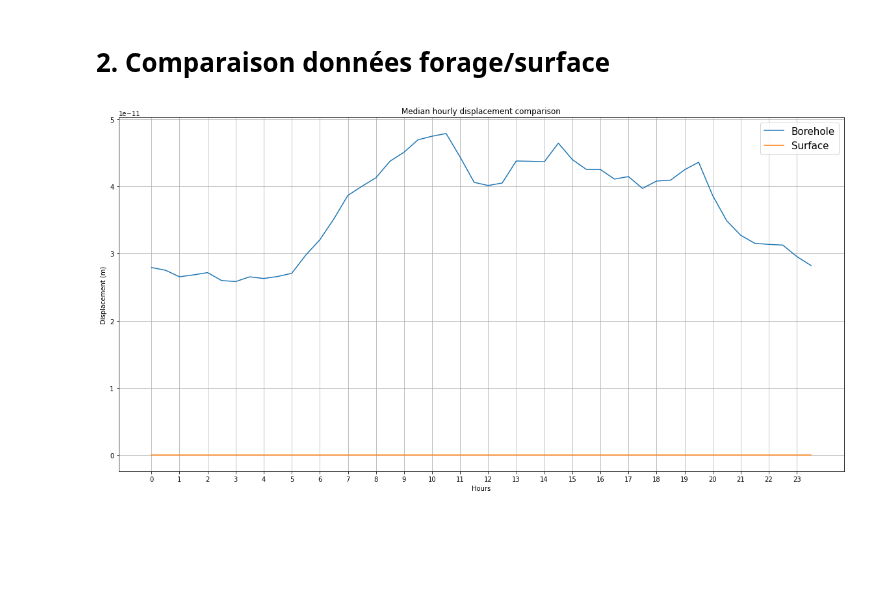
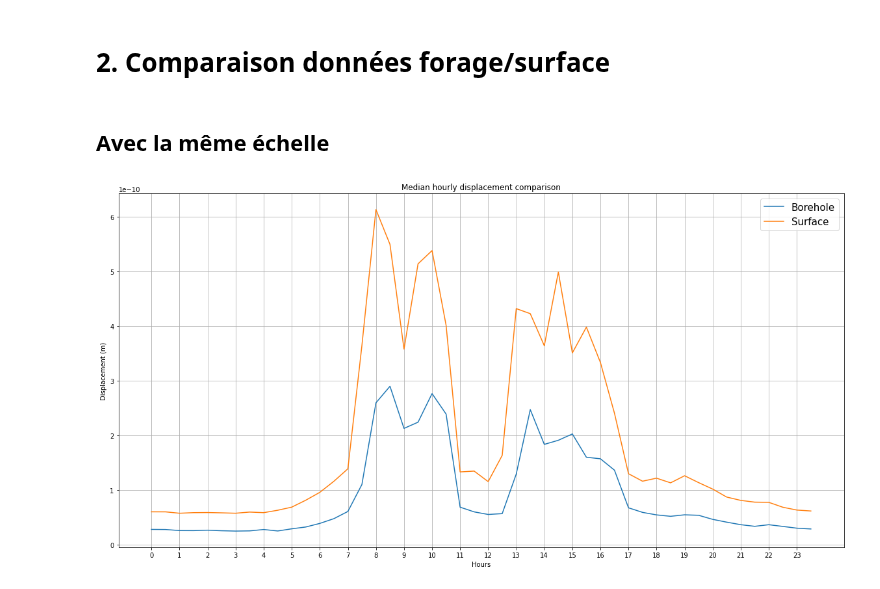
Before and after one commit to FlavienMattern/seismic-noise, a Jupyter notebook: ant_comp_forage.ipynb, the cells around one changed output. Saved outputs shown, nothing was run; the diff lists cells and outputs as text; code cells hidden in the pictures; blank space fills up the shorter version.

```diff
--- a/ant_comp_forage.ipynb
+++ b/ant_comp_forage.ipynb
@@ -69,38 +72,40 @@ deca_hor=7
 
 #indice pour concatener la matrice pour prendre en compte le décalage horaire
 indice=48-deca_hor*2
+# %% [markdown]
+## Avec la même échelle
 # %%
 ### Paramètres à changer
 freq = "2.0-8.0"
 
-periods = [[UTCDateTime("2020-04-09"),UTCDateTime("2021-10-29")]]
+periods = [[UTCDateTime("2020-11-01"),UTCDateTime("2021-03-01")]]
 
 new_median=[]
 
 for i in st_name :
 
     name = "{}{}_{}".format(i, periods[0][0].strftime('%Y-%m-%d'), periods[0][1].strftime('%Y-%m-%d'))
     noise = dRMS[i][freq]
     t, h, noise_matrix = hourly_var(noise, periods)
     median1 = np.nanmedian(noise_matrix, axis=1)
     new_median.append(median1.tolist()[indice:] + median1.tolist()[0:indice])
 
 
 plt.rcParams['figure.figsize'] = 20, 10
 plt.rcParams["axes.facecolor"] = 'w'
 plt.title('Median hourly displacement comparison')
 plt.xlabel('Hours')
 plt.ylabel('Displacement (m)' )
 c1=('Borehole')
 
 for i in new_median :
     plt.plot(h,i,label=c1)
     c1=('Surface')
 
 #plt.plot(test3,test2,color='r', linewidth=2.5,linestyle="--",label='')
 plt.xticks(np.arange(0, 24, 1), np.arange(0, 24, 1))
 plt.grid()
 plt.legend(fontsize=15)
 plt.show()
 # %% [output]
-[figure, old version]
+[figure, new version]
```
Also changed, not shown: parts of 3 cells of this notebook.
